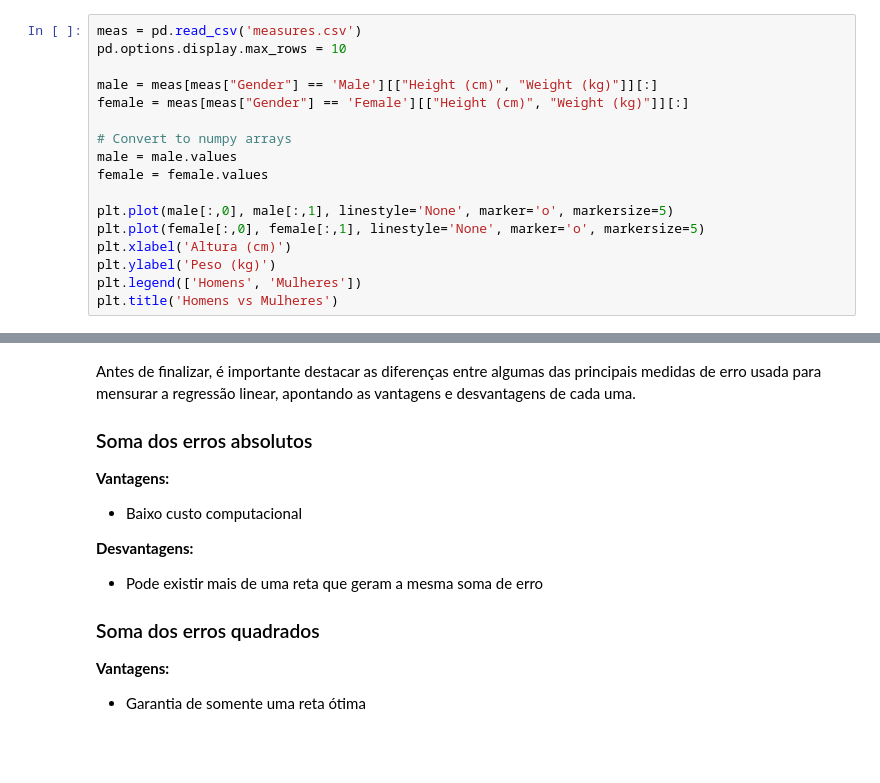
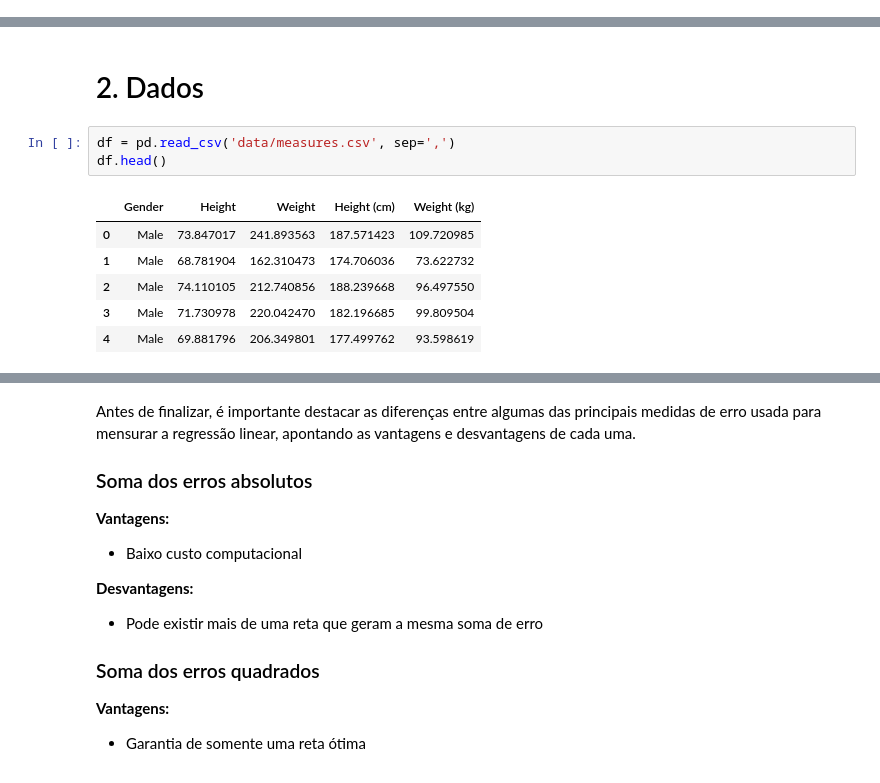
Before and after one commit to arnaldog12/Machine_Learning, a Jupyter notebook: Regressão Linear.ipynb, the cells around one changed output, grey strips where cells are left out. Drawn from its saved outputs; the diff is of its cells as text; blank space fills up the shorter version.

```diff
--- a/Regressão Linear.ipynb
+++ b/Regressão Linear.ipynb
@@ -133,17 +0,0 @@ Sabemos que homens e mulheres são diferentes em termos da correlação entre pe
-# %%
-meas = pd.read_csv('measures.csv')
-pd.options.display.max_rows = 10
-
-male = meas[meas["Gender"] == 'Male'][["Height (cm)", "Weight (kg)"]][:]
-female = meas[meas["Gender"] == 'Female'][["Height (cm)", "Weight (kg)"]][:]
-
-# Convert to numpy arrays
-male = male.values
-female = female.values
-
-plt.plot(male[:,0], male[:,1], linestyle='None', marker='o', markersize=5)
-plt.plot(female[:,0], female[:,1], linestyle='None', marker='o', markersize=5)
-plt.xlabel('Altura (cm)')
-plt.ylabel('Peso (kg)')
-plt.legend(['Homens', 'Mulheres'])
-plt.title('Homens vs Mulheres')
@@ -242,0 +40,12 @@ male_train.shape
+# %% [markdown]
+# 2. Dados
+# %%
+df = pd.read_csv('data/measures.csv', sep=',')
+df.head()
+# %% [output]
+|  | Gender | Height | Weight | Height (cm) | Weight (kg) |
+| 0 | Male | 73.847017 | 241.893563 | 187.571423 | 109.720985 |
+| 1 | Male | 68.781904 | 162.310473 | 174.706036 | 73.622732 |
+| 2 | Male | 74.110105 | 212.740856 | 188.239668 | 96.497550 |
+| 3 | Male | 71.730978 | 220.042470 | 182.196685 | 99.809504 |
+| 4 | Male | 69.881796 | 206.349801 | 177.499762 | 93.598619 |
```
Also changed, not shown: parts of 50 cells of this notebook.
